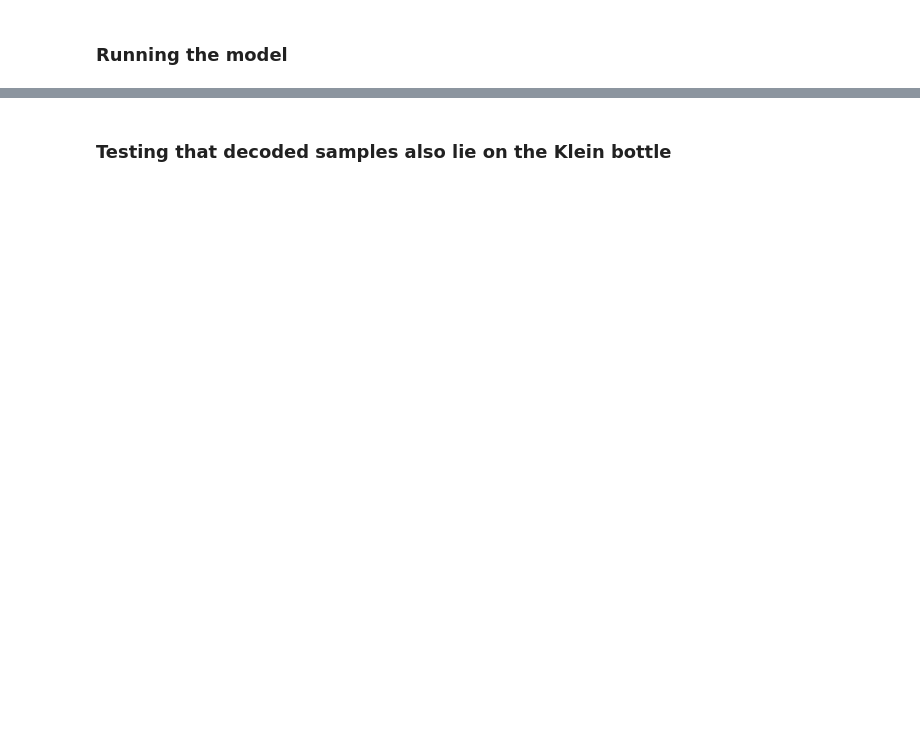
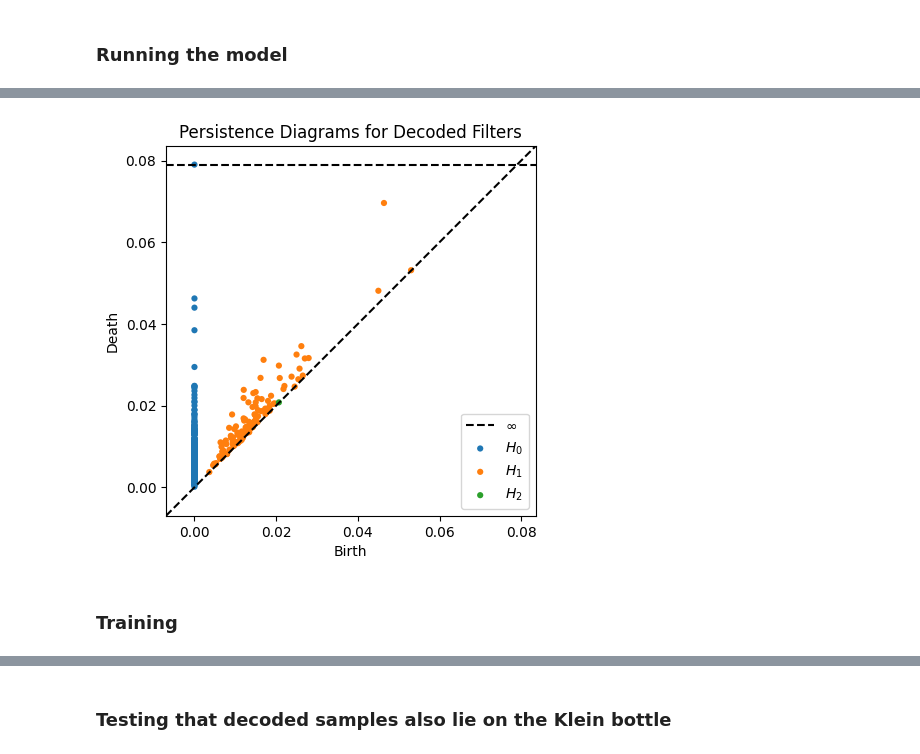
Before and after one commit to bekemax/KleinVAE, a Jupyter notebook: notebooks/klein-vae-experiments.ipynb, the cells around one changed output, grey strips where cells are left out. Saved outputs shown, nothing was run; the diff lists cells and outputs as text; code cells hidden in the pictures; blank space fills up the shorter version.

```diff
--- a/notebooks/klein-vae-experiments.ipynb
+++ b/notebooks/klein-vae-experiments.ipynb
@@ -57,2 +71,13 @@ klein_vae_module = KleinVAEModule(model=vae_model, batch_size=64)
+# %%
+samples = klein_vae_module.sample(num_samples=500)
+decoded = klein_vae_module.model.decode(samples).detach().cpu().numpy()
+batch = decoded
+
+diagrams = ripser(batch, maxdim=2)['dgms']
+plot_diagrams(diagrams, show=True, title='Persistence Diagrams for Decoded Filters')
+# %% [output]
+[figure, added]
+# %% [markdown]
+### Training
 # %%
 trainer = Trainer(devices=1, accelerator="cpu", max_epochs=100, enable_progress_bar=True)
```
Also changed, not shown: parts of 17 cells of this notebook, 3 other files.
